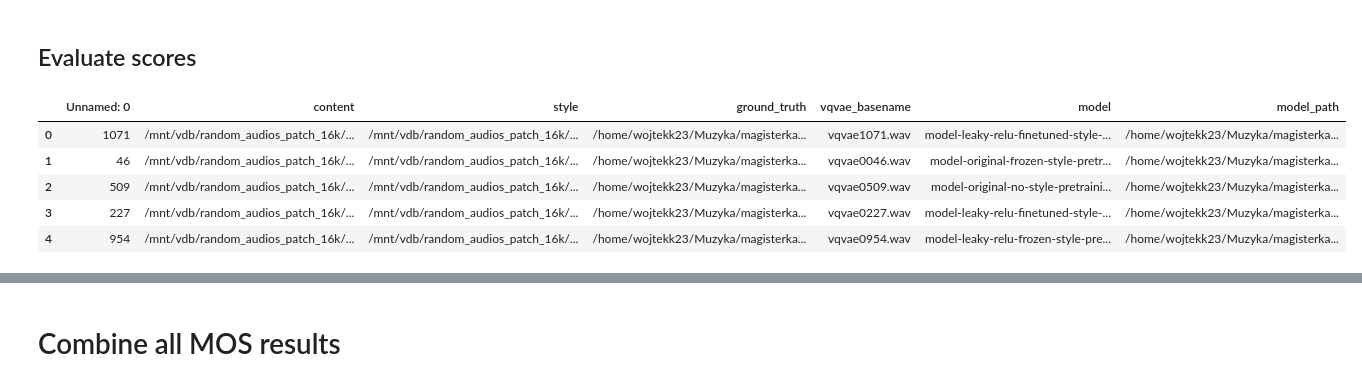
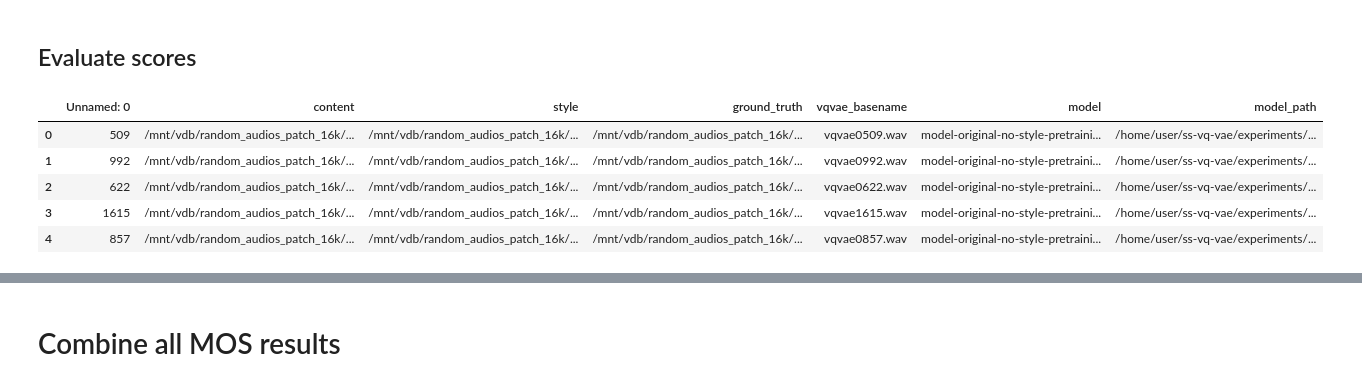
Before and after one commit to wojtekk23/ss-vq-vae, a Jupyter notebook: experiments/MOS Calculation.ipynb, the cells around one changed output, grey strips where cells are left out. Cells and saved outputs as stored; diff of their text form; code cells hidden in the pictures.

Commit message:
feat: new results, experiments features

```diff
--- a/experiments/MOS Calculation.ipynb
+++ b/experiments/MOS Calculation.ipynb
@@ -64,19 +125,19 @@ expanded_test_set = pd.DataFrame(new_rows).sample(frac=1)
 # %%
 models_scores = pd.DataFrame(columns=['content_class', 'style_class', 'melody_id', 'model_name', 'inference_audio_path', 'melody_score', 'style_score', 'overall_score'])
 
 # Set the index to whatever you ended up on (the biggest index in the mos_scores csv folder)
-expanded_test_set_ix = 251
+expanded_test_set_ix = 0
 
 # Load the test set for MOS scores
-expanded_test_set = pd.read_csv('mos_scores/expanded_test_set.csv')
+expanded_test_set = pd.read_csv('mos_scores/expanded_test_set_07-09-2024.csv')
 expanded_test_set.head()
 # %% [output]
 |  | Unnamed: 0 | content | style | ground_truth | vqvae_basename | model | model_path |
-| 0 | 1071 | /mnt/vdb/random_audios_patch_16k/... | /mnt/vdb/random_audios_patch_16k/... | /home/wojtekk23/Muzyka/magisterka... | vqvae1071.wav | model-leaky-relu-finetuned-style-... | /home/wojtekk23/Muzyka/magisterka... |
-| 1 | 46 | /mnt/vdb/random_audios_patch_16k/... | /mnt/vdb/random_audios_patch_16k/... | /home/wojtekk23/Muzyka/magisterka... | vqvae0046.wav | model-original-frozen-style-pretr... | /home/wojtekk23/Muzyka/magisterka... |
-| 2 | 509 | /mnt/vdb/random_audios_patch_16k/... | /mnt/vdb/random_audios_patch_16k/... | /home/wojtekk23/Muzyka/magisterka... | vqvae0509.wav | model-original-no-style-pretraini... | /home/wojtekk23/Muzyka/magisterka... |
-| 3 | 227 | /mnt/vdb/random_audios_patch_16k/... | /mnt/vdb/random_audios_patch_16k/... | /home/wojtekk23/Muzyka/magisterka... | vqvae0227.wav | model-leaky-relu-finetuned-style-... | /home/wojtekk23/Muzyka/magisterka... |
-| 4 | 954 | /mnt/vdb/random_audios_patch_16k/... | /mnt/vdb/random_audios_patch_16k/... | /home/wojtekk23/Muzyka/magisterka... | vqvae0954.wav | model-leaky-relu-frozen-style-pre... | /home/wojtekk23/Muzyka/magisterka... |
+| 0 | 509 | /mnt/vdb/random_audios_patch_16k/... | /mnt/vdb/random_audios_patch_16k/... | /mnt/vdb/random_audios_patch_16k/... | vqvae0509.wav | model-original-no-style-pretraini... | /home/user/ss-vq-vae/experiments/... |
+| 1 | 992 | /mnt/vdb/random_audios_patch_16k/... | /mnt/vdb/random_audios_patch_16k/... | /mnt/vdb/random_audios_patch_16k/... | vqvae0992.wav | model-original-no-style-pretraini... | /home/user/ss-vq-vae/experiments/... |
+| 2 | 622 | /mnt/vdb/random_audios_patch_16k/... | /mnt/vdb/random_audios_patch_16k/... | /mnt/vdb/random_audios_patch_16k/... | vqvae0622.wav | model-original-no-style-pretraini... | /home/user/ss-vq-vae/experiments/... |
+| 3 | 1615 | /mnt/vdb/random_audios_patch_16k/... | /mnt/vdb/random_audios_patch_16k/... | /mnt/vdb/random_audios_patch_16k/... | vqvae1615.wav | model-original-no-style-pretraini... | /home/user/ss-vq-vae/experiments/... |
+| 4 | 857 | /mnt/vdb/random_audios_patch_16k/... | /mnt/vdb/random_audios_patch_16k/... | /mnt/vdb/random_audios_patch_16k/... | vqvae0857.wav | model-original-no-style-pretraini... | /home/user/ss-vq-vae/experiments/... |
 # %%
 import ipywidgets as widgets
 from IPython.display import Audio, display, clear_output
```
Also changed, not shown: parts of 17 cells of this notebook, 26 other files.
